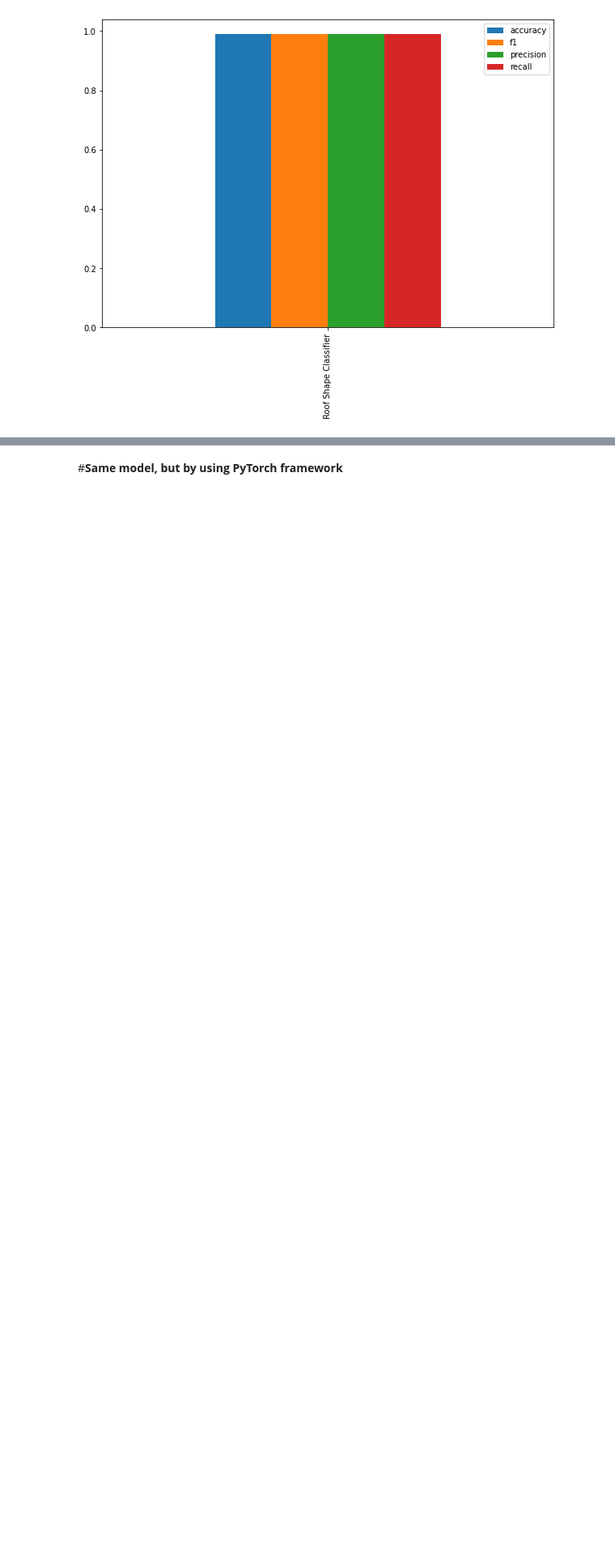
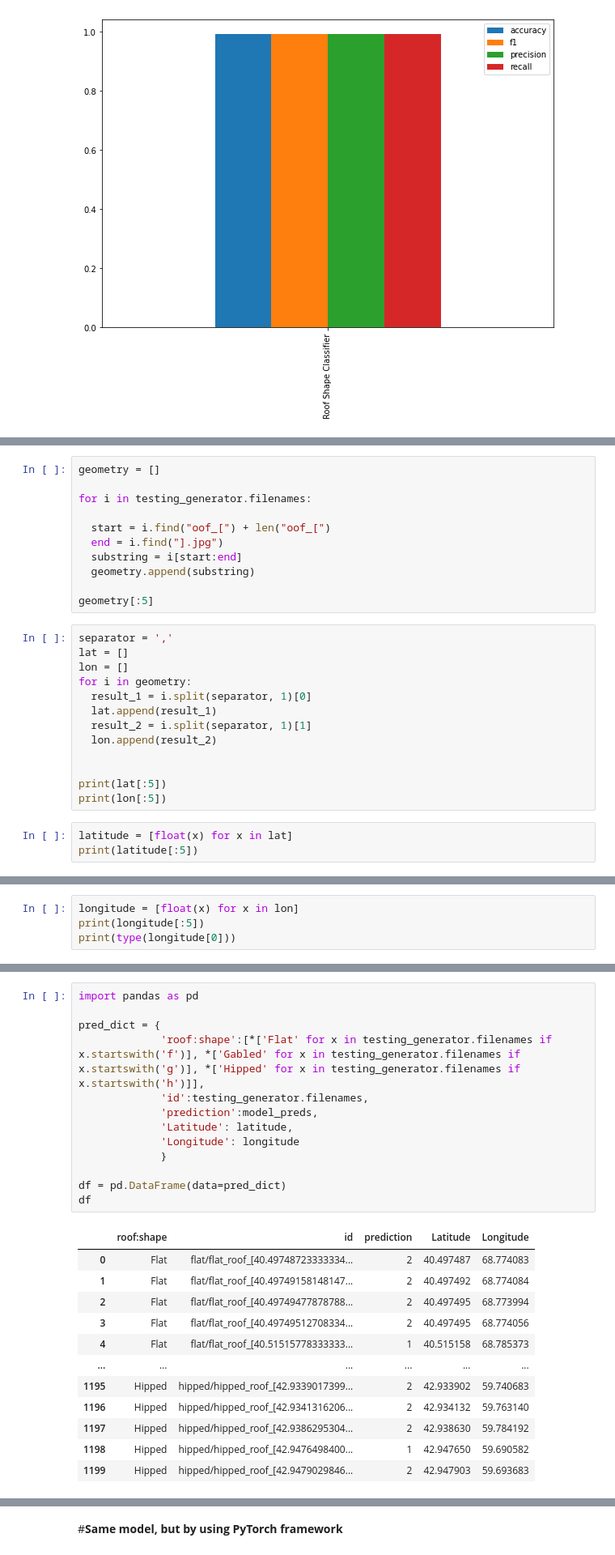
Before and after one commit to Saidkarim2000/roof_shape_classifier, a Jupyter notebook: roof_shape_classifier.ipynb, the cells around one changed output, grey strips where cells are left out. Shown at 81% size. Cells and saved outputs as stored; diff of their text form; blank space fills up the shorter version.

```diff
--- a/roof_shape_classifier.ipynb
+++ b/roof_shape_classifier.ipynb
@@ -358,0 +481,27 @@ model.save('roof_shape_classifier_model.h5')
+# %%
+geometry = []
+
+for i in testing_generator.filenames:
+
+  start = i.find("oof_[") + len("oof_[")
+  end = i.find("].jpg")
+  substring = i[start:end]
+  geometry.append(substring)
+
+geometry[:5]
+# %%
+separator = ','
+lat = []
+lon = []
+for i in geometry:
+  result_1 = i.split(separator, 1)[0]
+  lat.append(result_1)
+  result_2 = i.split(separator, 1)[1]
+  lon.append(result_2)
+
+
+print(lat[:5])
+print(lon[:5])
+# %%
+latitude = [float(x) for x in lat]
+print(latitude[:5])
@@ -358,0 +510,4 @@ model.save('roof_shape_classifier_model.h5')
+# %%
+longitude = [float(x) for x in lon]
+print(longitude[:5])
+print(type(longitude[0]))
@@ -358,0 +516,26 @@ model.save('roof_shape_classifier_model.h5')
+# %%
+import pandas as pd
+
+pred_dict = {
+             'roof:shape':[*['Flat' for x in testing_generator.filenames if x.startswith('f')], *['Gabled' for x in testing_generator.filenames if x.startswith('g')], *['Hipped' for x in testing_generator.filenames if x.startswith('h')]],
+             'id':testing_generator.filenames,
+             'prediction':model_preds,
+             'Latitude': latitude,
+             'Longitude': longitude
+             }
+
+df = pd.DataFrame(data=pred_dict)
+df
+# %% [output]
+|  | roof:shape | id | prediction | Latitude | Longitude |
+| 0 | Flat | flat/flat_roof_[40.49748723333334... | 2 | 40.497487 | 68.774083 |
+| 1 | Flat | flat/flat_roof_[40.49749158148147... | 2 | 40.497492 | 68.774084 |
+| 2 | Flat | flat/flat_roof_[40.49749477878788... | 2 | 40.497495 | 68.773994 |
+| 3 | Flat | flat/flat_roof_[40.49749512708334... | 2 | 40.497495 | 68.774056 |
+| 4 | Flat | flat/flat_roof_[40.51515778333333... | 1 | 40.515158 | 68.785373 |
+| ... | ... | ... | ... | ... | ... |
+| 1195 | Hipped | hipped/hipped_roof_[42.9339017399... | 2 | 42.933902 | 59.740683 |
+| 1196 | Hipped | hipped/hipped_roof_[42.9341316206... | 2 | 42.934132 | 59.763140 |
+| 1197 | Hipped | hipped/hipped_roof_[42.9386295304... | 2 | 42.938630 | 59.784192 |
+| 1198 | Hipped | hipped/hipped_roof_[42.9476498400... | 1 | 42.947650 | 59.690582 |
+| 1199 | Hipped | hipped/hipped_roof_[42.9479029846... | 2 | 42.947903 | 59.693683 |
```
Also changed, not shown: parts of 52 cells of this notebook.
